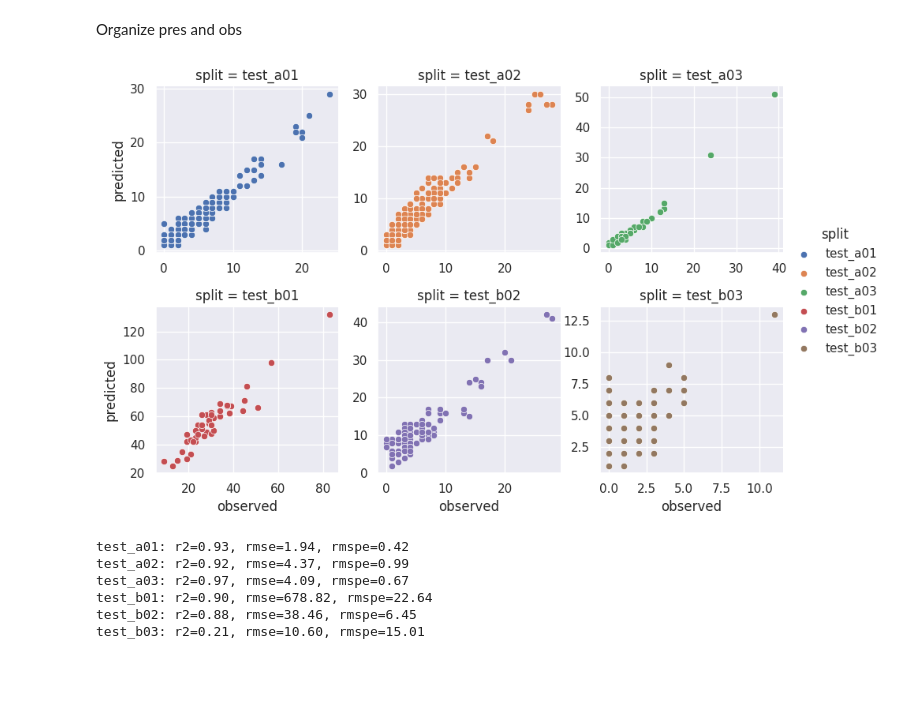
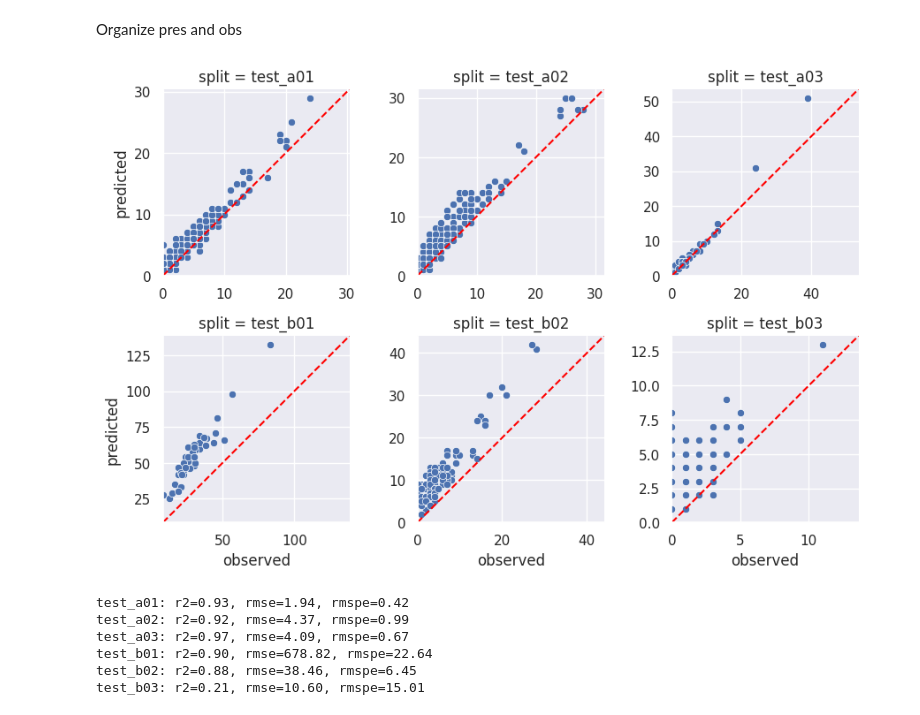
Before and after one commit to Niche-Lab/ant-detective, a Jupyter notebook: _7a_eval_study1.ipynb, the cells around one changed output. Drawn from its saved outputs; the diff is of its cells as text; code cells hidden in the pictures; blank space fills up the shorter version.

Commit message:
s1 split figure

```diff
--- a/_7a_eval_study1.ipynb
+++ b/_7a_eval_study1.ipynb
@@ -87,14 +87,25 @@ df_s1.to_csv("out/s1_obs_by_splits.csv", index=False)
 # %%
 # facet grid
 g = sns.FacetGrid(df_s1, col="split", col_wrap=3,
-                  hue="split", sharex=False, sharey=False)
+                #   hue="split",
+                  sharex=False, sharey=False)
+# dash diagonal line
+for ax, (name, group) in zip(g.axes.flat, df_s1.groupby("split")):
+    min_val = min(group["obs"].min(), group["pre"].min()) * 0.95
+    max_val = max(group["obs"].max(), group["pre"].max()) * 1.05
+    ax.set_aspect('equal')
+    ax.plot([min_val, max_val], [min_val, max_val], color="red", linestyle="--")
+    ax.set_xlim(min_val, max_val)
+    ax.set_ylim(min_val, max_val)
+
 g.map(sns.scatterplot, "obs", "pre")
+# diagonal line
 g.set_axis_labels("observed", "predicted")
 # plot diagonal line for each facet
 g.add_legend()
 plt.savefig("out/s1_obs_by_splits.png", dpi=300)
 # %% [output]
-[figure, old version]
+[figure, new version]
 # %%
 for s in ls_test_s1:
     df_temp = df_s1.query(f"split == '{s}'")
```
Also changed, not shown: 1 other file.
